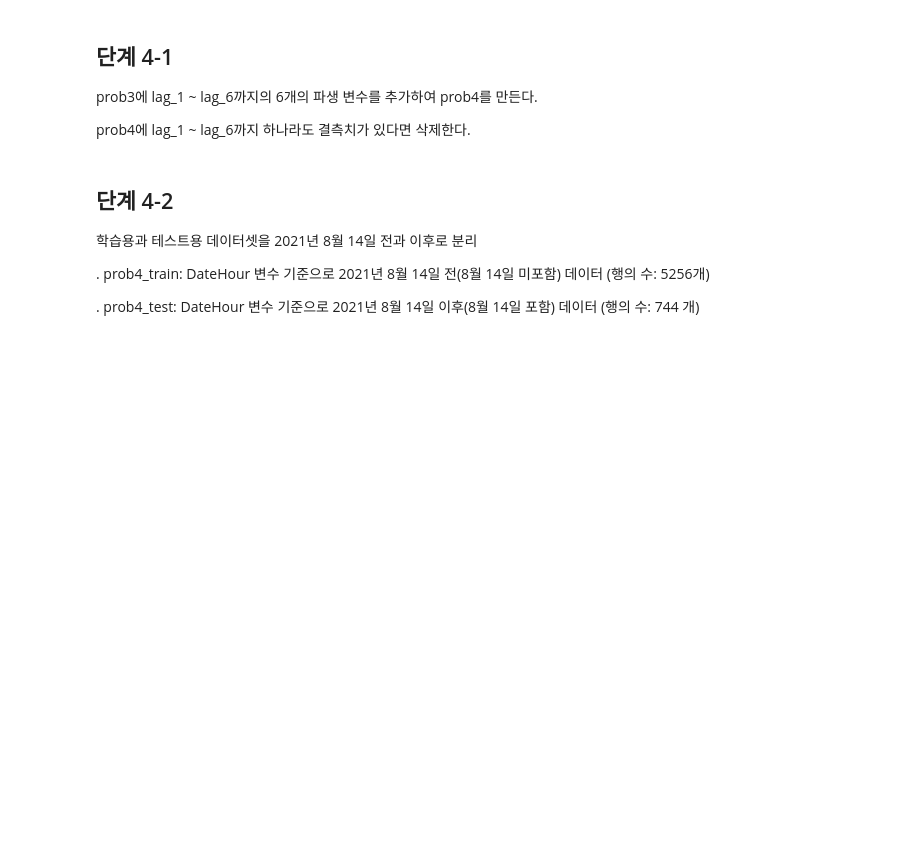
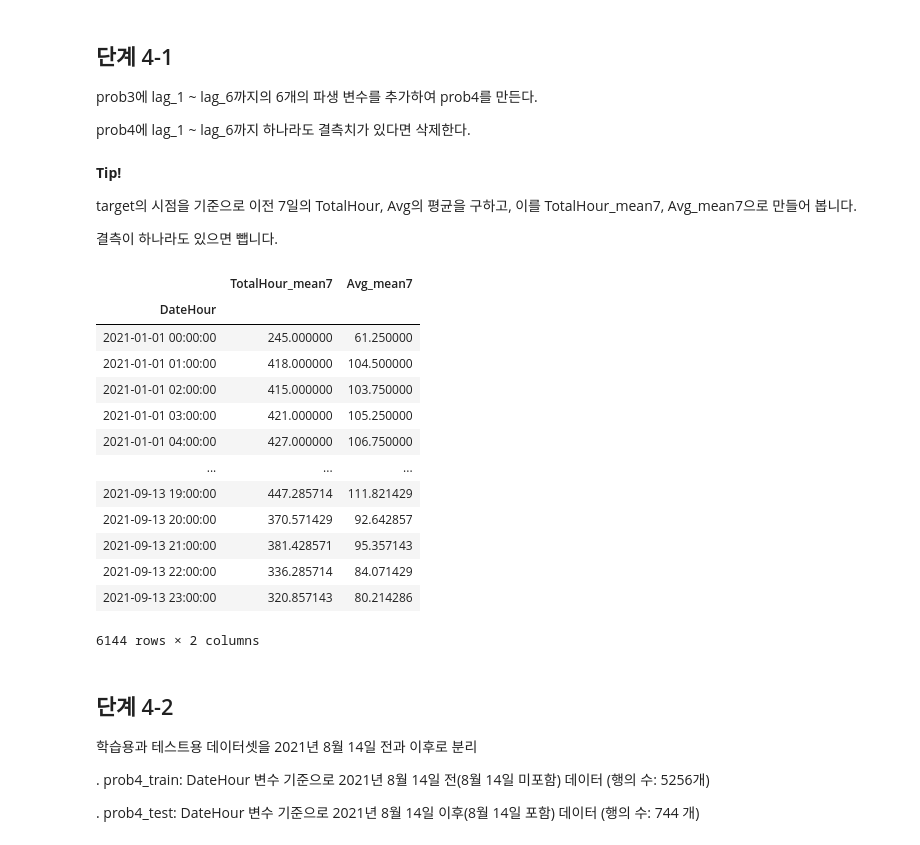
Before and after one commit to sunkusun9/DS_lv3_2404_01, a Jupyter notebook: sec_ds_lv3_prob3_prob.ipynb, the cells around one changed output. Drawn from its saved outputs; the diff is of its cells as text; code cells hidden in the pictures; blank space fills up the shorter version.

```diff
--- a/sec_ds_lv3_prob3_prob.ipynb
+++ b/sec_ds_lv3_prob3_prob.ipynb
@@ -1214,3 +1228,32 @@ prob4에 lag_1 ~ lag_6까지 하나라도 결측치가 있다면 삭제한다.
+# %% [markdown]
+**Tip!**
+
+target의 시점을 기준으로 이전 7일의 TotalHour, Avg의 평균을 구하고, 이를 TotalHour_mean7, Avg_mean7으로 만들어 봅니다.
+
+결측이 하나라도 있으면 뺍니다.
+# %%
+pd.concat([
+    pd.concat(
+        [df_prob3[j].shift(i * 24).rename('lag_{}'.format(i)) for i in range(0, 7)],
+        axis=1
+    ).mean(axis=1).rename('{}_mean7'.format(j))
+    for j in ['TotalHour', 'Avg']
+], axis=1)
+# %% [output]
+|  | TotalHour_mean7 | Avg_mean7 |
+| DateHour |  |  |
+| 2021-01-01 00:00:00 | 245.000000 | 61.250000 |
+| 2021-01-01 01:00:00 | 418.000000 | 104.500000 |
+| 2021-01-01 02:00:00 | 415.000000 | 103.750000 |
+| 2021-01-01 03:00:00 | 421.000000 | 105.250000 |
+| 2021-01-01 04:00:00 | 427.000000 | 106.750000 |
+| ... | ... | ... |
+| 2021-09-13 19:00:00 | 447.285714 | 111.821429 |
+| 2021-09-13 20:00:00 | 370.571429 | 92.642857 |
+| 2021-09-13 21:00:00 | 381.428571 | 95.357143 |
+| 2021-09-13 22:00:00 | 336.285714 | 84.071429 |
+| 2021-09-13 23:00:00 | 320.857143 | 80.214286 |
+6144 rows × 2 columns
 # %% [markdown]
 ## 단계 4-2
 
```
Also changed, not shown: parts of 104 cells of this notebook.
